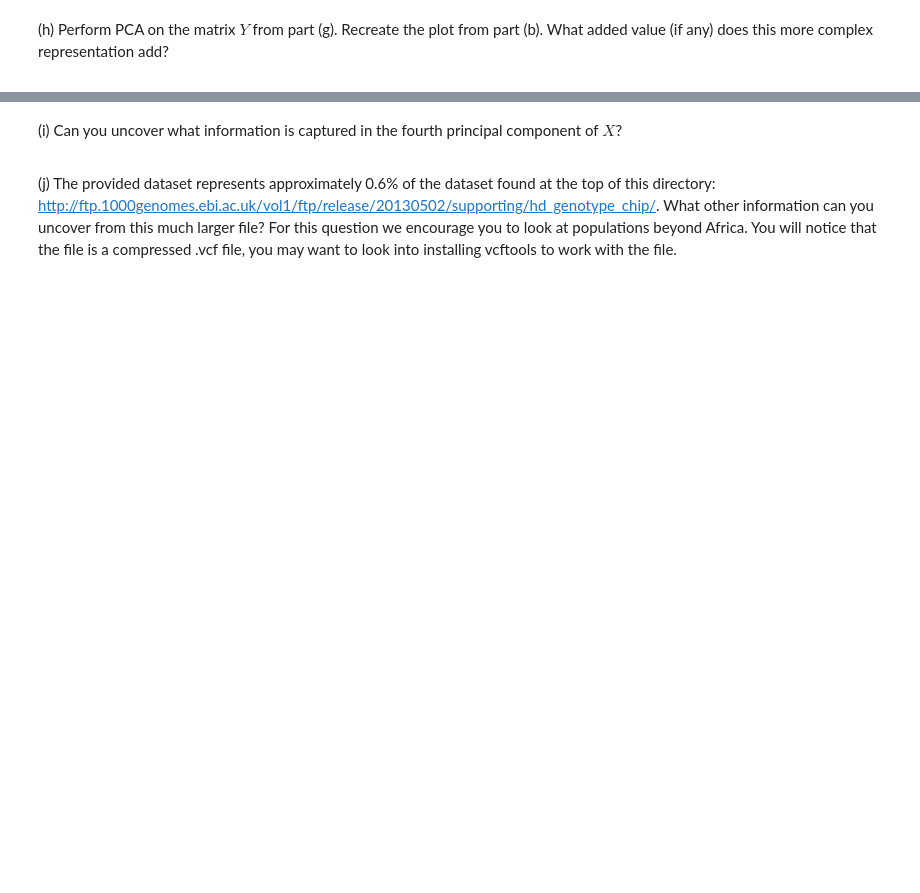
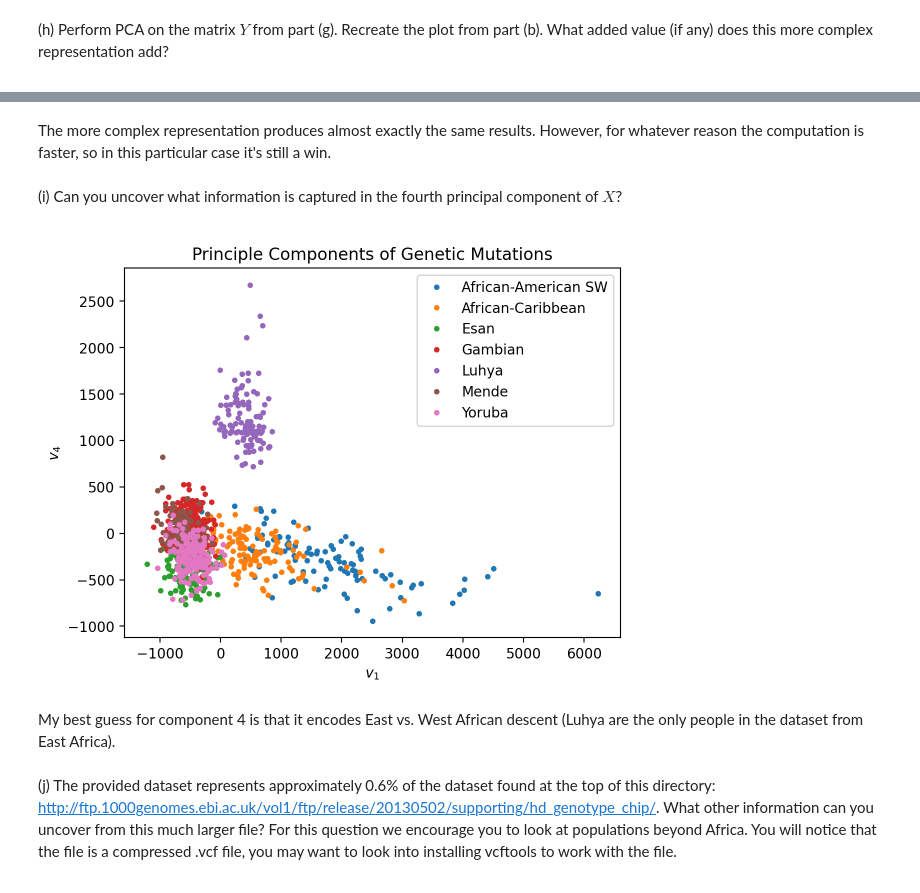
Before and after one commit to garfieldnate/Stanford-CS-168_Modern_Algorithmic_Toolbox, a Jupyter notebook: cs168/notebooks/mini_project_4.ipynb, the cells around one changed output, grey strips where cells are left out. Drawn from its saved outputs; the diff is of its cells as text; code cells hidden in the pictures; blank space fills up the shorter version.

```diff
--- a/cs168/notebooks/mini_project_4.ipynb
+++ b/cs168/notebooks/mini_project_4.ipynb
@@ -504,9 +632,30 @@ any) does this more complex representation add?
+# %% [markdown]
+The more complex representation produces almost exactly the same results. However, for whatever reason the computation is faster, so in this particular case it's still a win.
 # %% [markdown]
 <div class="custom-assignment-text">
 
 (i) Can you uncover what information is captured in the fourth principal component of $X$?
 
 </div>
+# %%
+def plot_mutation_principle_components_1_4(mutations):
+    projections = pca_project(mutations, num_components=4)
+    assert projections.shape == (995, 4)
+
+    fig, ax = plt.subplots()
+    ax.set_xlabel("$v_1$")
+    ax.set_ylabel("$v_4$")
+    ax.set_title("Principle Components of Genetic Mutations")
+    for label in sorted(POPULATIONS.unique()):
+        mask = POPULATIONS == label
+        ax.plot(projections.loc[mask, 0], projections.loc[mask, 3], ".", label=label)
+    ax.legend(loc="best")
+
+plot_mutation_principle_components_1_4(MUTATIONS)
+# %% [output]
+[figure, added]
+# %% [markdown]
+My best guess for component 4 is that it encodes East vs. West African descent (Luhya are the only people in the dataset from East Africa).
 # %% [markdown]
 <div class="custom-assignment-text">
 
```
Also changed, not shown: parts of 13 cells of this notebook.
